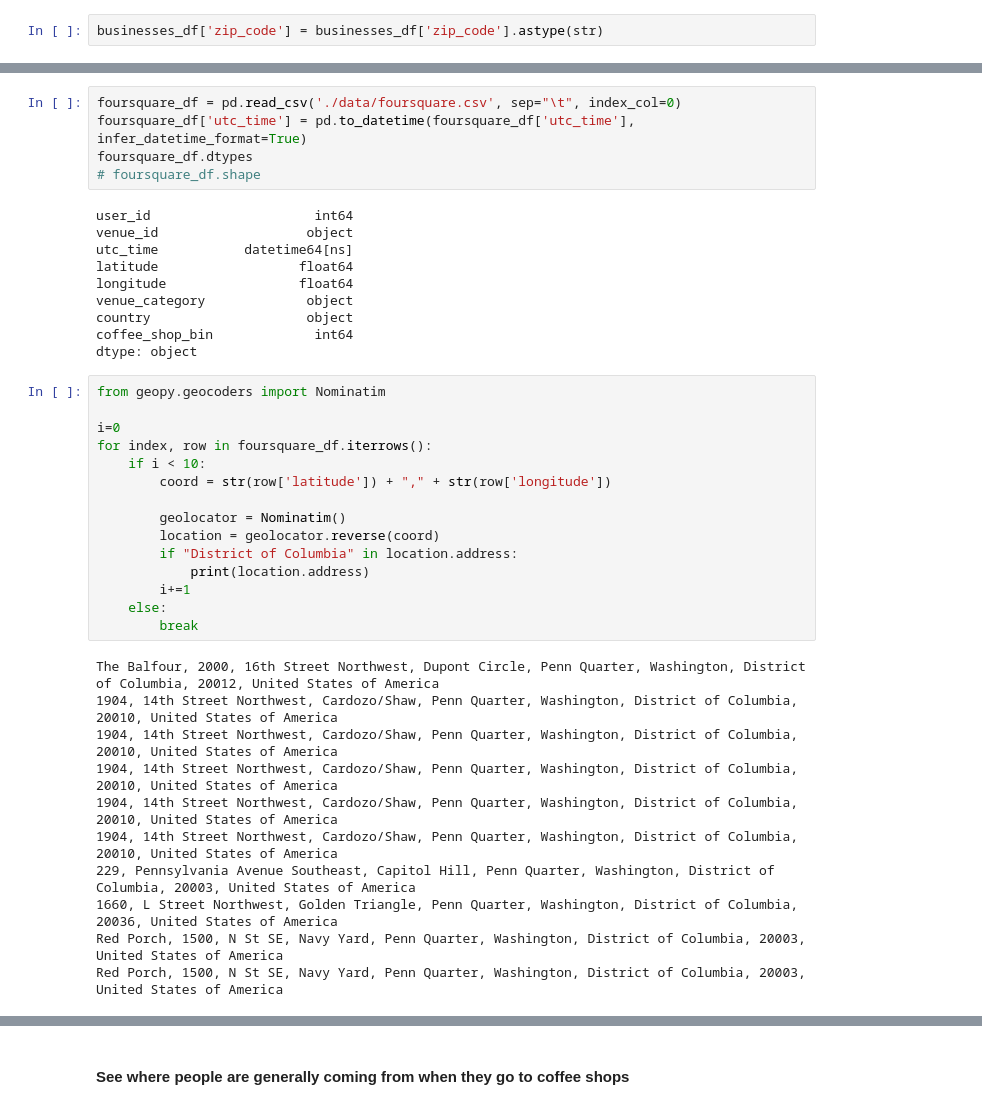
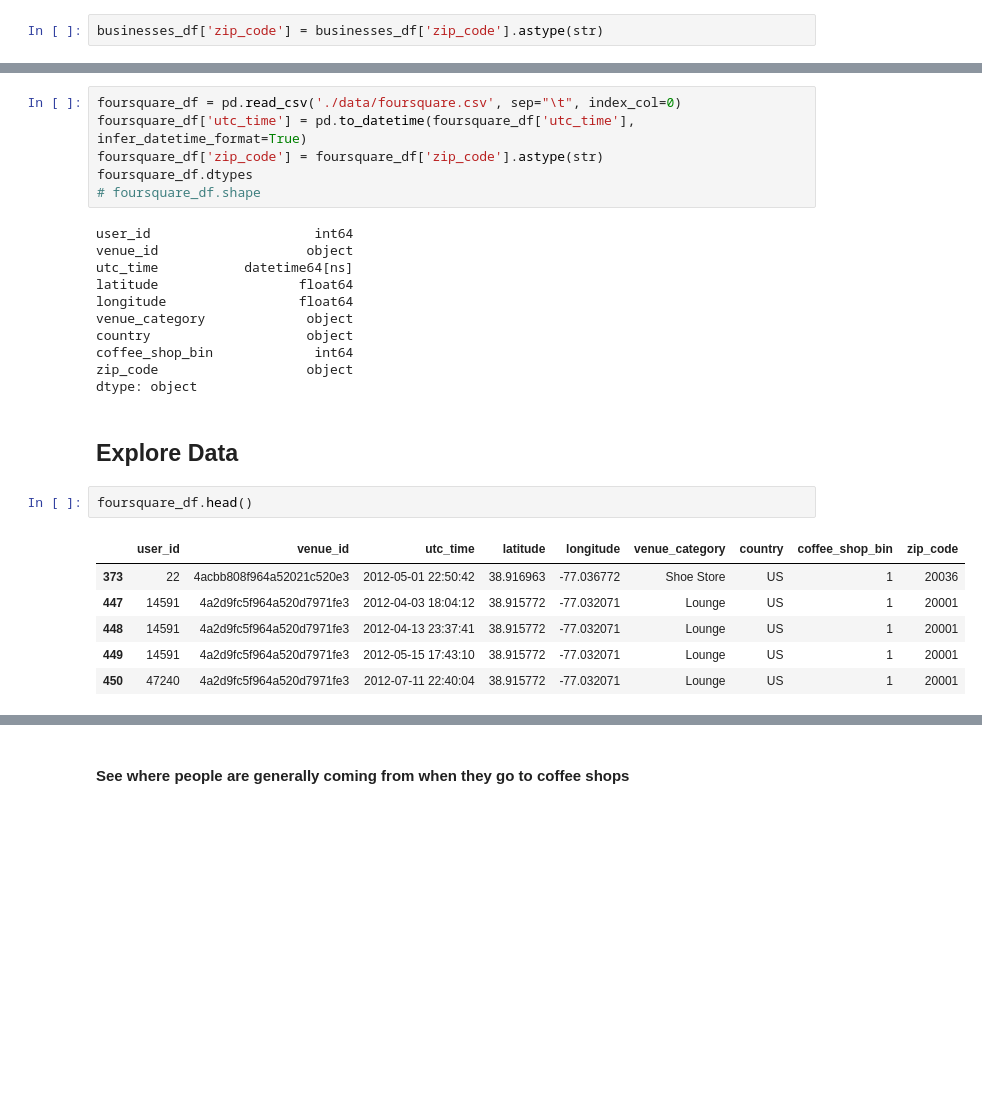
Before and after one commit to grassten/GA_datascience, a Jupyter notebook: Part3_EDA/Untitled.ipynb, the cells around one changed output, grey strips where cells are left out. Saved outputs shown, nothing was run; the diff lists cells and outputs as text; blank space fills up the shorter version.

```diff
--- a/Part3_EDA/Untitled.ipynb
+++ b/Part3_EDA/Untitled.ipynb
@@ -435,6 +598,7 @@ businesses_df.head()
 # %%
 foursquare_df = pd.read_csv('./data/foursquare.csv', sep="\t", index_col=0)
 foursquare_df['utc_time'] = pd.to_datetime(foursquare_df['utc_time'], infer_datetime_format=True)
+foursquare_df['zip_code'] = foursquare_df['zip_code'].astype(str)
 foursquare_df.dtypes
 # foursquare_df.shape
 # %% [output]
@@ -446,30 +610,16 @@ longitude                 float64
 venue_category             object
 country                    object
 coffee_shop_bin             int64
+zip_code                   object
 dtype: object
-# %%
-from geopy.geocoders import Nominatim
-
-i=0
-for index, row in foursquare_df.iterrows():
-    if i < 10:
-        coord = str(row['latitude']) + "," + str(row['longitude'])
-
-        geolocator = Nominatim()
-        location = geolocator.reverse(coord)
-        if "District of Columbia" in location.address:
-            print(location.address)
-        i+=1
-    else:
-        break
-# %% [output]
-The Balfour, 2000, 16th Street Northwest, Dupont Circle, Penn Quarter, Washington, District of Columbia, 20012, United States of America
-1904, 14th Street Northwest, Cardozo/Shaw, Penn Quarter, Washington, District of Columbia, 20010, United States of America
-1904, 14th Street Northwest, Cardozo/Shaw, Penn Quarter, Washington, District of Columbia, 20010, United States of America
-1904, 14th Street Northwest, Cardozo/Shaw, Penn Quarter, Washington, District of Columbia, 20010, United States of America
-1904, 14th Street Northwest, Cardozo/Shaw, Penn Quarter, Washington, District of Columbia, 20010, United States of America
-1904, 14th Street Northwest, Cardozo/Shaw, Penn Quarter, Washington, District of Columbia, 20010, United States of America
-229, Pennsylvania Avenue Southeast, Capitol Hill, Penn Quarter, Washington, District of Columbia, 20003, United States of America
-1660, L Street Northwest, Golden Triangle, Penn Quarter, Washington, District of Columbia, 20036, United States of America
-Red Porch, 1500, N St SE, Navy Yard, Penn Quarter, Washington, District of Columbia, 20003, United States of America
-Red Porch, 1500, N St SE, Navy Yard, Penn Quarter, Washington, District of Columbia, 20003, United States of America
+# %% [markdown]
+## Explore Data
+# %%
+foursquare_df.head()
+# %% [output]
+|  | user_id | venue_id | utc_time | latitude | longitude | venue_category | country | coffee_shop_bin | zip_code |
+| 373 | 22 | 4acbb808f964a52021c520e3 | 2012-05-01 22:50:42 | 38.916963 | -77.036772 | Shoe Store | US | 1 | 20036 |
+| 447 | 14591 | 4a2d9fc5f964a520d7971fe3 | 2012-04-03 18:04:12 | 38.915772 | -77.032071 | Lounge | US | 1 | 20001 |
+| 448 | 14591 | 4a2d9fc5f964a520d7971fe3 | 2012-04-13 23:37:41 | 38.915772 | -77.032071 | Lounge | US | 1 | 20001 |
+| 449 | 14591 | 4a2d9fc5f964a520d7971fe3 | 2012-05-15 17:43:10 | 38.915772 | -77.032071 | Lounge | US | 1 | 20001 |
+| 450 | 47240 | 4a2d9fc5f964a520d7971fe3 | 2012-07-11 22:40:04 | 38.915772 | -77.032071 | Lounge | US | 1 | 20001 |
```
Also changed, not shown: parts of 25 cells of this notebook, 6 other files.
